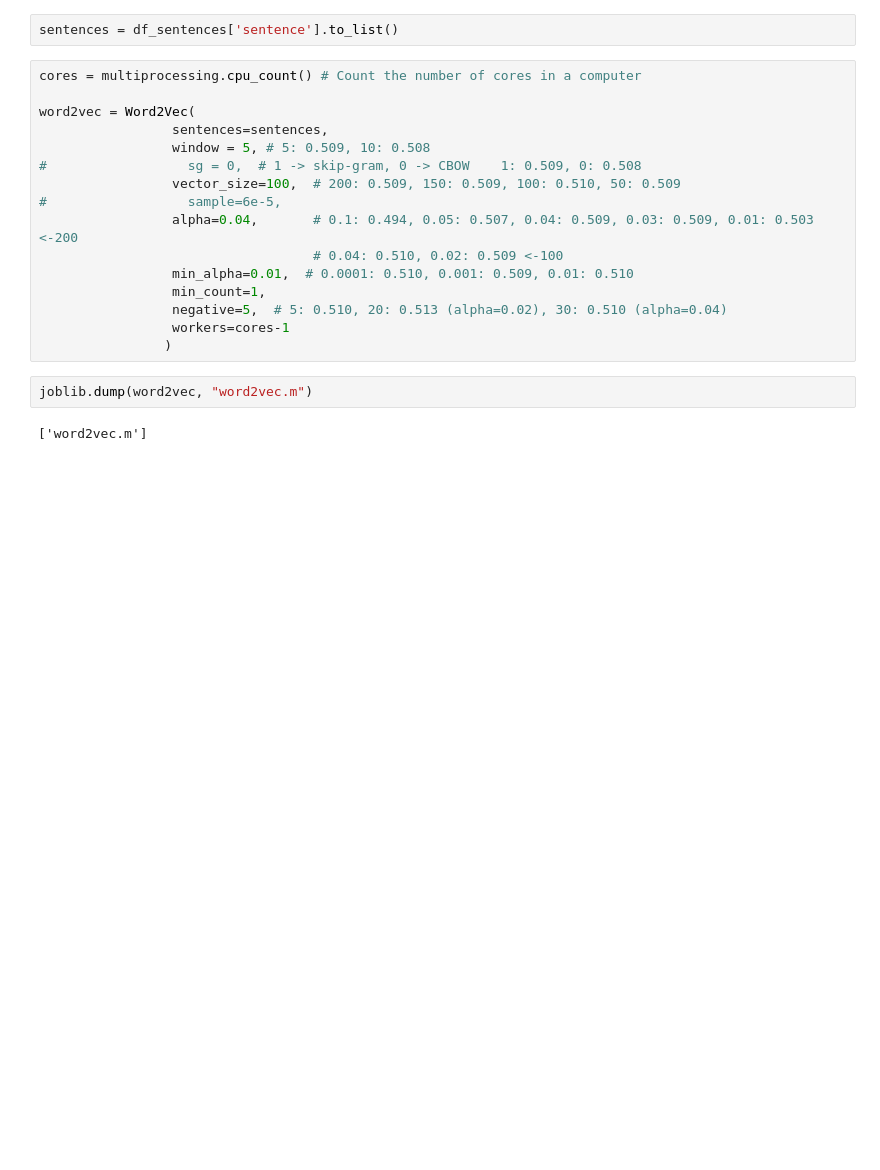
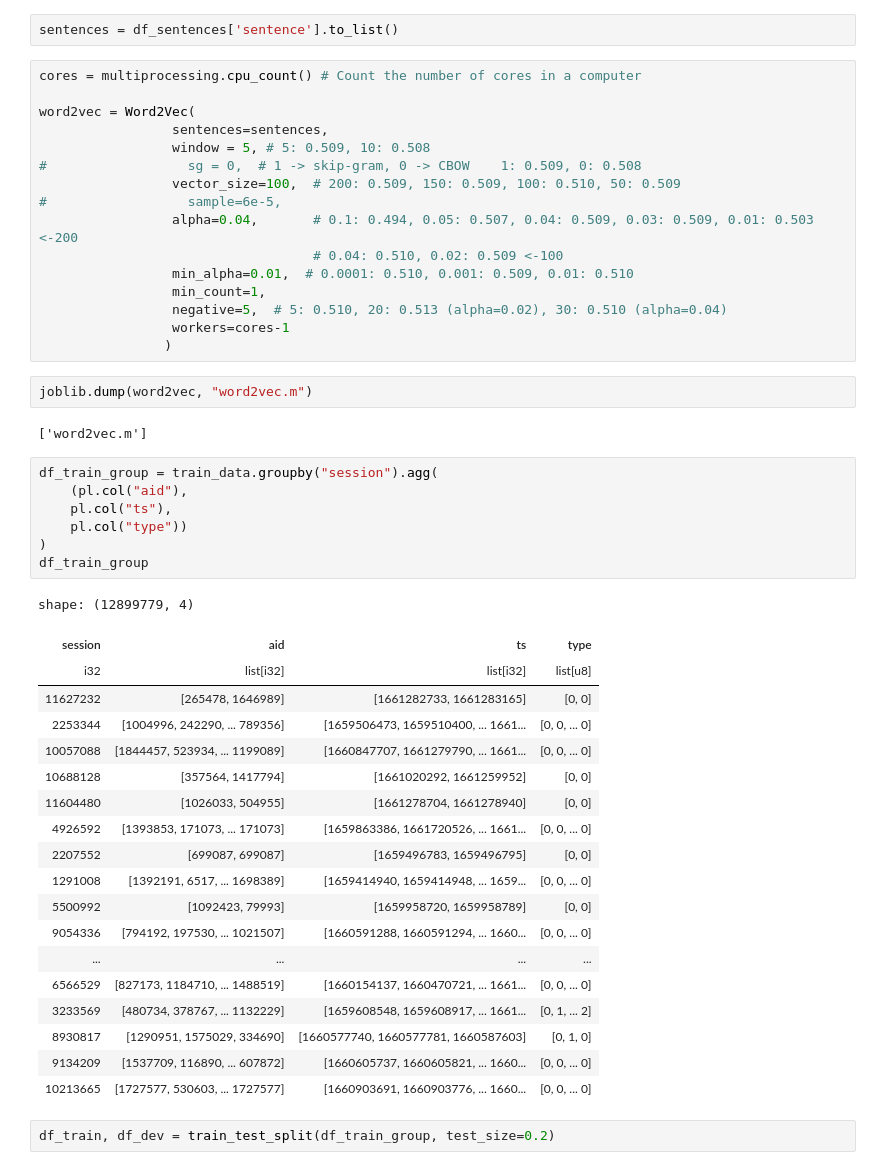
Before and after one commit to Kaggle-Competitions-Code/otto-recommender-system, a Jupyter notebook: notebook/core.ipynb, the cells around one changed output. Drawn from its saved outputs; the diff is of its cells as text; blank space fills up the shorter version.

```diff
--- a/notebook/core.ipynb
+++ b/notebook/core.ipynb
@@ -107,3 +146,32 @@ word2vec = Word2Vec(
 joblib.dump(word2vec, "word2vec.m")
 # %% [output]
 ['word2vec.m']
+# %%
+df_train_group = train_data.groupby("session").agg(
+    (pl.col("aid"),
+    pl.col("ts"),
+    pl.col("type"))
+)
+df_train_group
+# %% [output]
+shape: (12899779, 4)
+| session | aid | ts | type |
+| i32 | list[i32] | list[i32] | list[u8] |
+| 11627232 | [265478, 1646989] | [1661282733, 1661283165] | [0, 0] |
+| 2253344 | [1004996, 242290, ... 789356] | [1659506473, 1659510400, ... 1661... | [0, 0, ... 0] |
+| 10057088 | [1844457, 523934, ... 1199089] | [1660847707, 1661279790, ... 1661... | [0, 0, ... 0] |
+| 10688128 | [357564, 1417794] | [1661020292, 1661259952] | [0, 0] |
+| 11604480 | [1026033, 504955] | [1661278704, 1661278940] | [0, 0] |
+| 4926592 | [1393853, 171073, ... 171073] | [1659863386, 1661720526, ... 1661... | [0, 0, ... 0] |
+| 2207552 | [699087, 699087] | [1659496783, 1659496795] | [0, 0] |
+| 1291008 | [1392191, 6517, ... 1698389] | [1659414940, 1659414948, ... 1659... | [0, 0, ... 0] |
+| 5500992 | [1092423, 79993] | [1659958720, 1659958789] | [0, 0] |
+| 9054336 | [794192, 197530, ... 1021507] | [1660591288, 1660591294, ... 1660... | [0, 0, ... 0] |
+| ... | ... | ... | ... |
+| 6566529 | [827173, 1184710, ... 1488519] | [1660154137, 1660470721, ... 1661... | [0, 0, ... 0] |
+| 3233569 | [480734, 378767, ... 1132229] | [1659608548, 1659608917, ... 1661... | [0, 1, ... 2] |
+| 8930817 | [1290951, 1575029, 334690] | [1660577740, 1660577781, 1660587603] | [0, 1, 0] |
+| 9134209 | [1537709, 116890, ... 607872] | [1660605737, 1660605821, ... 1660... | [0, 0, ... 0] |
+| 10213665 | [1727577, 530603, ... 1727577] | [1660903691, 1660903776, ... 1660... | [0, 0, ... 0] |
+# %%
+df_train, df_dev = train_test_split(df_train_group, test_size=0.2)
```
Also changed, not shown: parts of 13 cells of this notebook, 2 other files.
